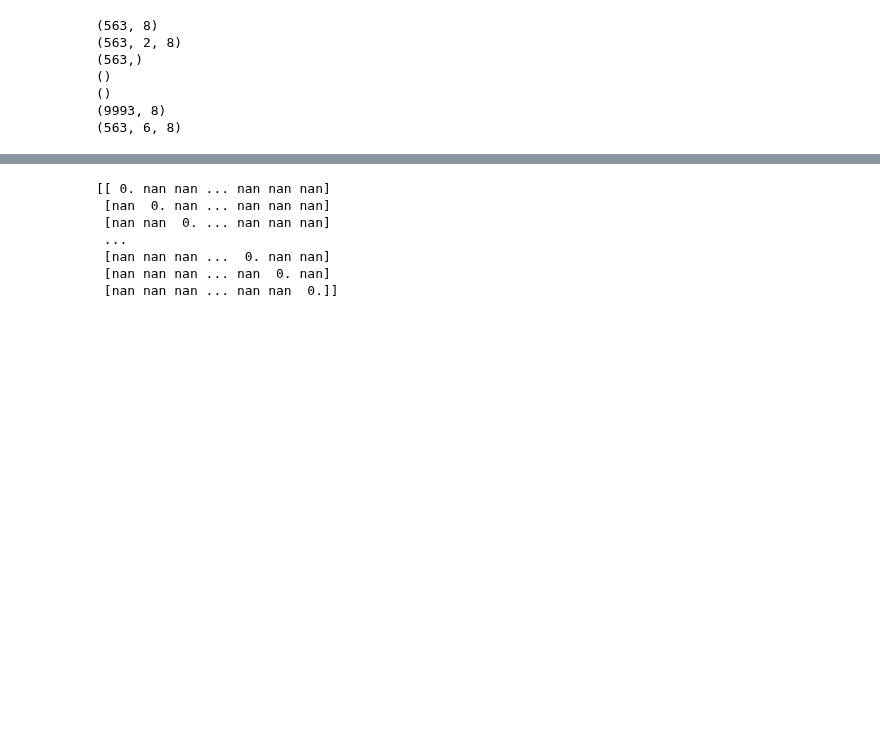
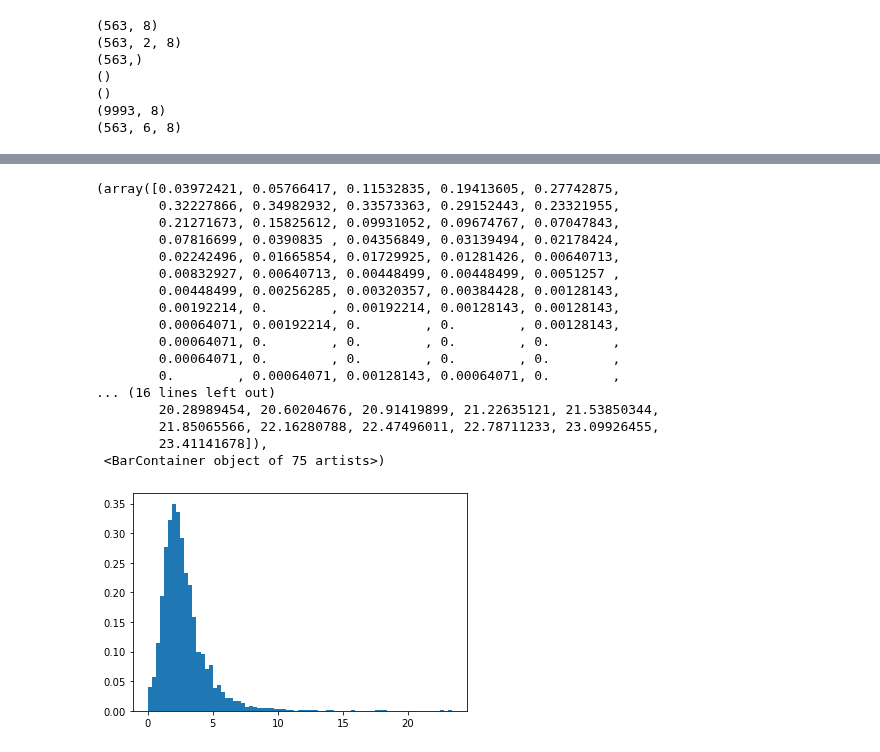
Before and after one commit to Orecchia-Research-Group/manifold_learning, a Jupyter notebook: patches_mSVD.ipynb, the cells around one changed output, grey strips where cells are left out. Cells and saved outputs as stored; diff of their text form; code cells hidden in the pictures; blank space fills up the shorter version.

```diff
--- a/patches_mSVD.ipynb
+++ b/patches_mSVD.ipynb
@@ -113,10 +111,21 @@ plt.show()
-# %%
-print(hs)
-# %% [output]
-[[ 0. nan nan ... nan nan nan]
- [nan  0. nan ... nan nan nan]
- [nan nan  0. ... nan nan nan]
- ...
- [nan nan nan ...  0. nan nan]
- [nan nan nan ... nan  0. nan]
- [nan nan nan ... nan nan  0.]]
+# %%
+plt.hist(hs.reshape(10000,1), bins=75, density=True)
+# %% [output]
+(array([0.03972421, 0.05766417, 0.11532835, 0.19413605, 0.27742875,
+        0.32227866, 0.34982932, 0.33573363, 0.29152443, 0.23321955,
+        0.21271673, 0.15825612, 0.09931052, 0.09674767, 0.07047843,
+        0.07816699, 0.0390835 , 0.04356849, 0.03139494, 0.02178424,
+        0.02242496, 0.01665854, 0.01729925, 0.01281426, 0.00640713,
+        0.00832927, 0.00640713, 0.00448499, 0.00448499, 0.0051257 ,
+        0.00448499, 0.00256285, 0.00320357, 0.00384428, 0.00128143,
+        0.00192214, 0.        , 0.00192214, 0.00128143, 0.00128143,
+        0.00064071, 0.00192214, 0.        , 0.        , 0.00128143,
+        0.00064071, 0.        , 0.        , 0.        , 0.        ,
+        0.00064071, 0.        , 0.        , 0.        , 0.        ,
+        0.        , 0.00064071, 0.00128143, 0.00064071, 0.        ,
+... (16 lines left out)
+        20.28989454, 20.60204676, 20.91419899, 21.22635121, 21.53850344,
+        21.85065566, 22.16280788, 22.47496011, 22.78711233, 23.09926455,
+        23.41141678]),
+ <BarContainer object of 75 artists>)
+[figure, added]
```
Also changed, not shown: parts of 6 cells of this notebook, 1 other file.
